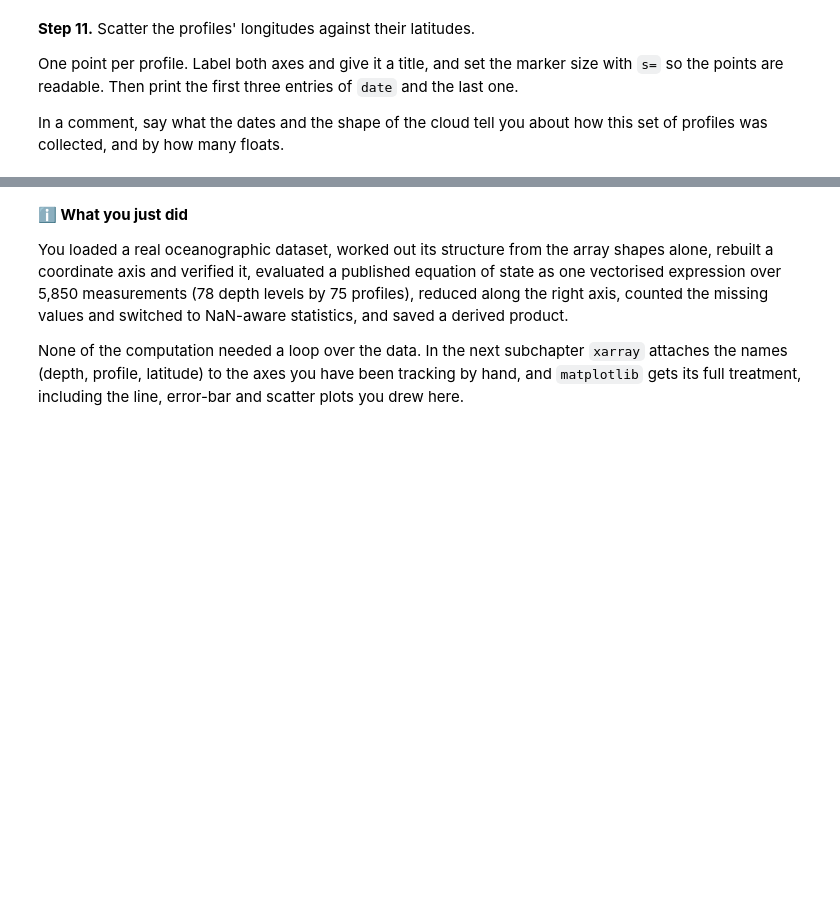
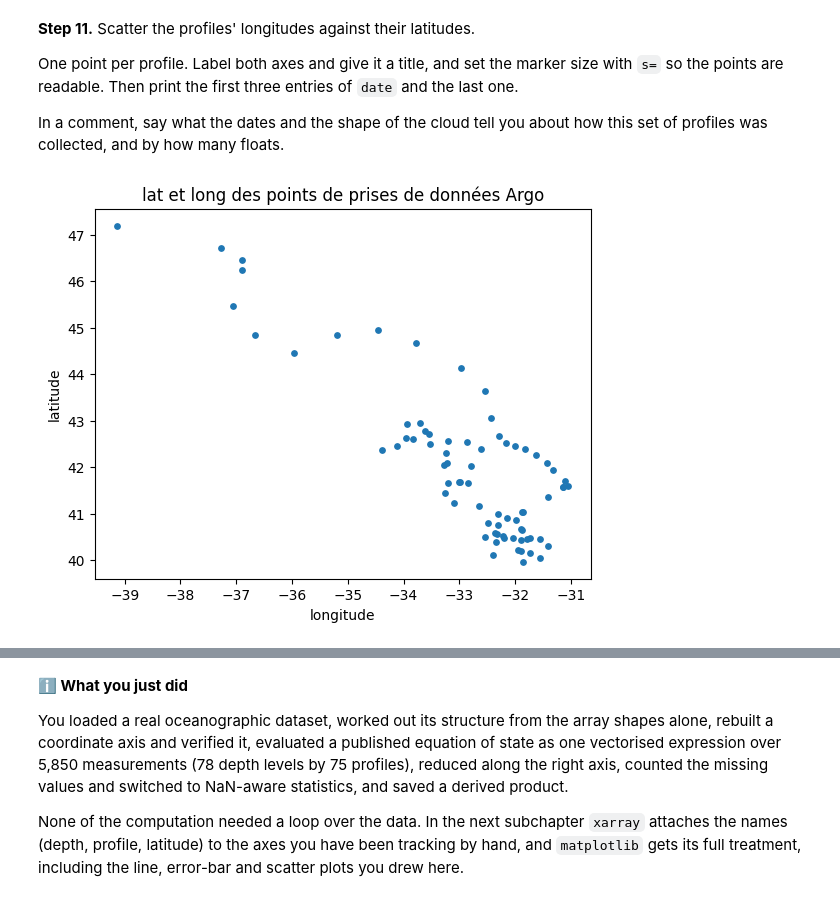
Before and after one commit to Pantinkraitre/2026_Intro_Python, a Jupyter notebook: live/part-I/1.3-numpy-environmental-exercises.ipynb, the cells around one changed output, grey strips where cells are left out. Saved outputs shown, nothing was run; the diff lists cells and outputs as text; code cells hidden in the pictures; blank space fills up the shorter version.

```diff
--- a/live/part-I/1.3-numpy-environmental-exercises.ipynb
+++ b/live/part-I/1.3-numpy-environmental-exercises.ipynb
@@ -314,6 +459,16 @@ In a comment, say what the dates and the shape of the cloud tell you about how t
 profiles was collected, and by how many floats.
 # %%
 # Your solution here
-# Hint: plt.scatter(lon, lat)
+
+plt.show()
+plt.scatter(lon, lat, s=15)
+plt.xlabel("longitude")
+plt.ylabel("latitude")
+plt.title("lat et long des points de prises de données Argo")
+plt.show()
+
+print(f" 3 première date de prise de data: {date[0:3]} et la dernière: {date[-1]}")
 # Hint: lon and lat have one entry per profile, not per level
 # Hint: look at the spacing between consecutive dates
+# %% [output]
+[figure, added]
```
Also changed, not shown: parts of 10 cells of this notebook.
